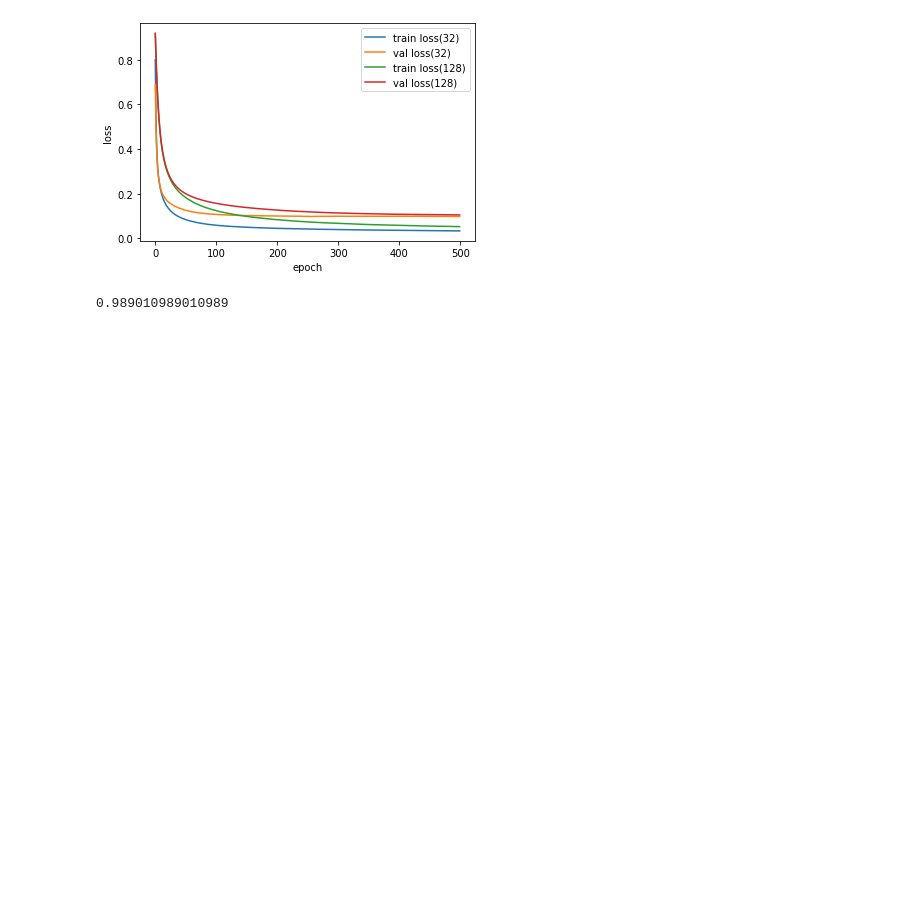
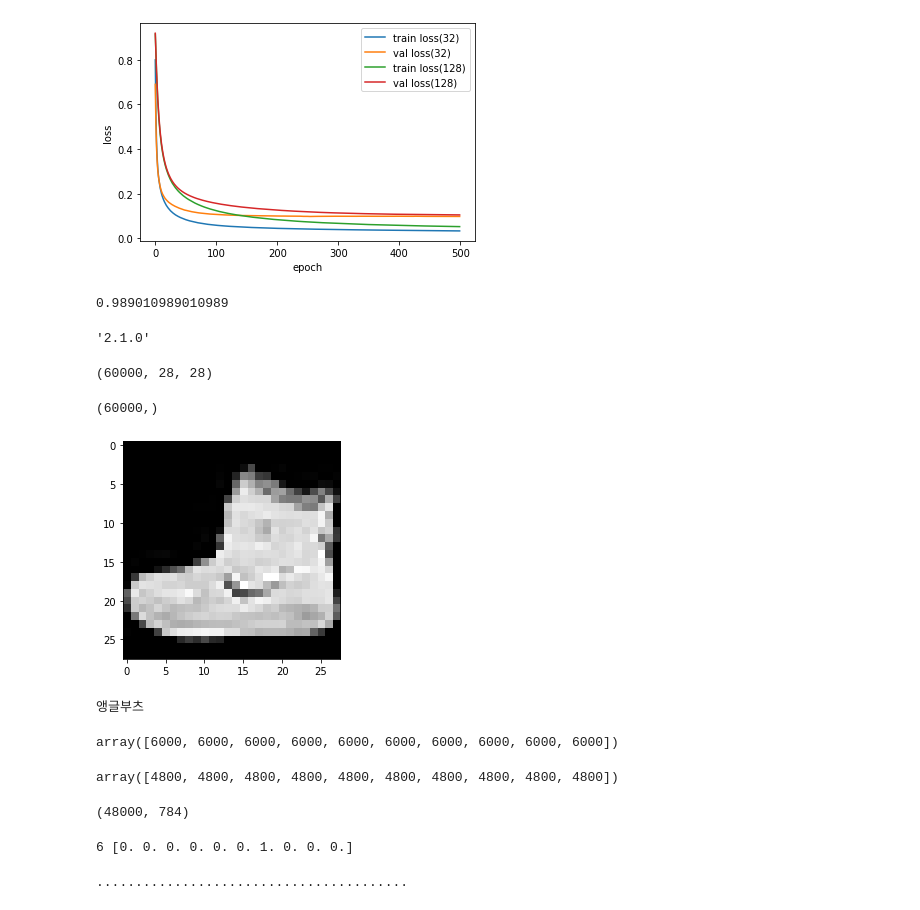
Before and after one commit to kgg6008/TIL, a Jupyter notebook: Introduction to deep learning to learn while coding honestly/multi layer neural network.ipynb, the cells around one changed output. Cells and saved outputs as stored; diff of their text form; code cells hidden in the pictures; blank space fills up the shorter version.

```diff
--- a/Introduction to deep learning to learn while coding honestly/multi layer neural network.ipynb
+++ b/Introduction to deep learning to learn while coding honestly/multi layer neural network.ipynb
@@ -304,0 +415,22 @@ mlp.score(x_val_scaled, y_val)
+# %%
+tf.__version__
+# %% [output]
+'2.1.0'
+# %%
+(x_train_all, y_train_all), (x_test, y_test) = tf.keras.datasets.fashion_mnist.load_data()
+# %%
+x_train_all.shape
+# %% [output]
+(60000, 28, 28)
+# %%
+y_train_all.shape
+# %% [output]
+(60000,)
+# %%
+%matplotlib inline
+
+import matplotlib.pyplot as plt
+plt.imshow(x_train_all[0], cmap='gray')
+plt.show()
+# %% [output]
+[figure, added]
@@ -304,0 +440,8 @@ mlp.score(x_val_scaled, y_val)
+# %%
+print(class_names[y_train_all[0]])
+# %% [output]
+앵글부츠
+# %%
+np.bincount(y_train_all)
+# %% [output]
+array([6000, 6000, 6000, 6000, 6000, 6000, 6000, 6000, 6000, 6000])
@@ -304,0 +451,4 @@ mlp.score(x_val_scaled, y_val)
+# %%
+np.bincount(y_train)
+# %% [output]
+array([4800, 4800, 4800, 4800, 4800, 4800, 4800, 4800, 4800, 4800])
@@ -304,0 +461,4 @@ mlp.score(x_val_scaled, y_val)
+# %%
+x_train.shape
+# %% [output]
+(48000, 784)
@@ -304,0 +468,9 @@ mlp.score(x_val_scaled, y_val)
+# %%
+print(y_train[0], y_train_encoded[0])
+# %% [output]
+6 [0. 0. 0. 0. 0. 0. 1. 0. 0. 0.]
+# %%
+fc = MulyiClassNetwork(units=100, batch_size=256)
+fc.fit(x_train, y_train_encoded, x_val=x_val, y_val=y_val_encoded, epochs=40)
+# %% [output]
+........................................
```
Also changed, not shown: parts of 19 cells of this notebook.
